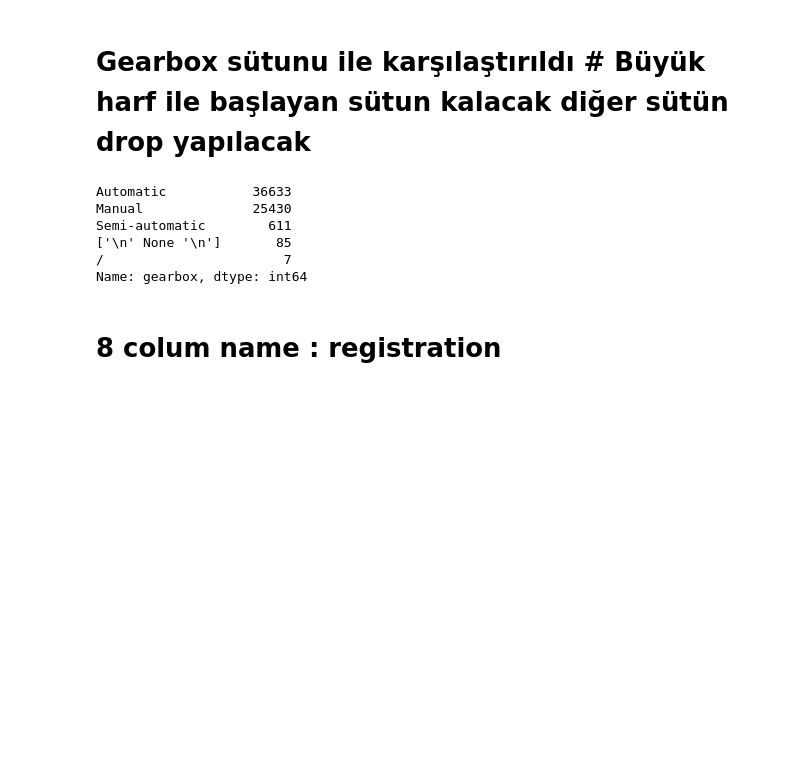
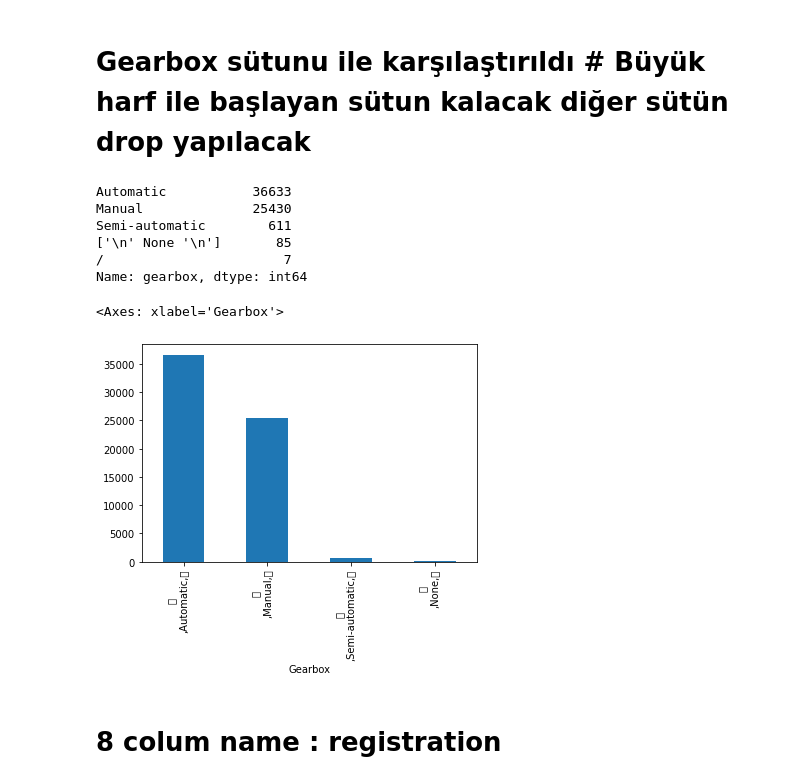
Before and after one commit to Nueseybe/Team2Project-4, a Jupyter notebook: main.ipynb, the cells around one changed output. Saved outputs shown, nothing was run; the diff lists cells and outputs as text; code cells hidden in the pictures; blank space fills up the shorter version.

```diff
--- a/main.ipynb
+++ b/main.ipynb
@@ -377,6 +378,11 @@ Semi-automatic        611
 ['\n' None '\n']       85
 /                       7
 Name: gearbox, dtype: int64
+# %%
+df.Gearbox.value_counts(dropna = False).plot.bar()
+# %% [output]
+<Axes: xlabel='Gearbox'>
+[figure, added]
 # %% [markdown]
 # 8 colum name : registration
 # %%
```
Also changed, not shown: parts of 8 cells of this notebook.
